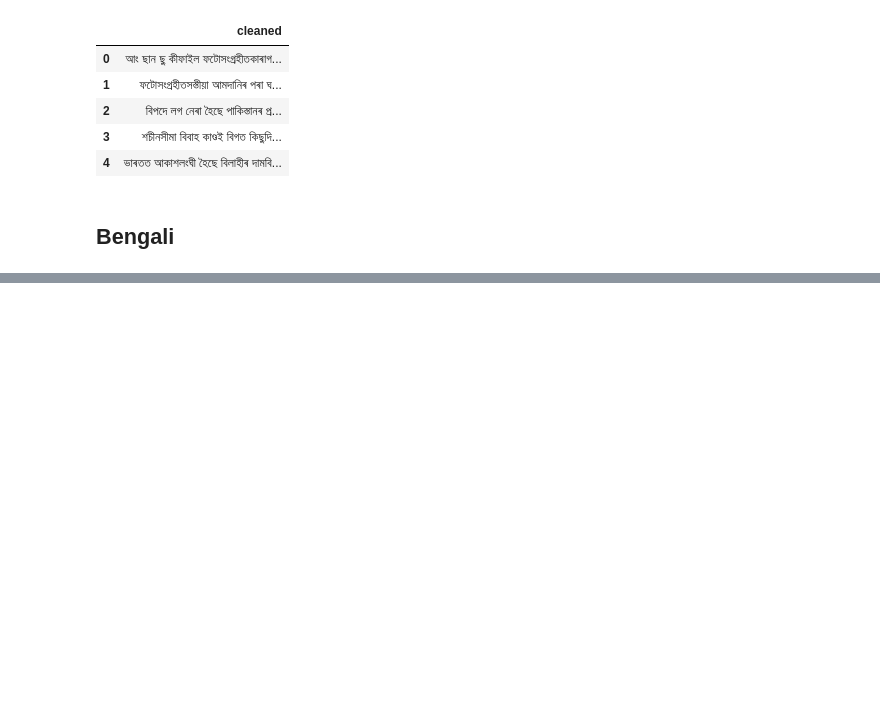
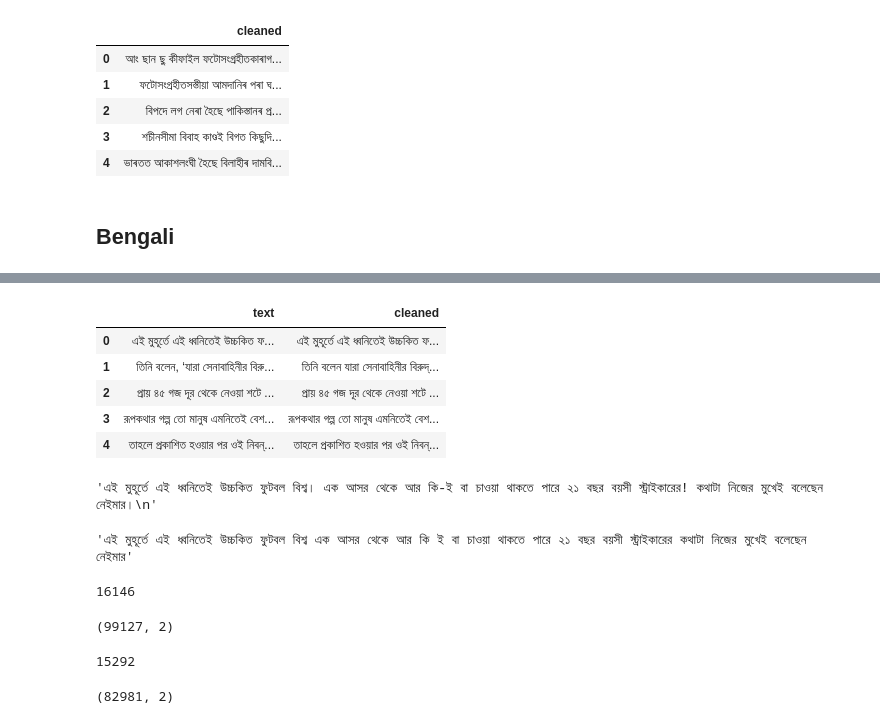
Before and after one commit to pranavagrawal321/Language-Identification, a Jupyter notebook: preprocessing.ipynb, the cells around one changed output, grey strips where cells are left out. Cells and saved outputs as stored; diff of their text form; code cells hidden in the pictures; blank space fills up the shorter version.

```diff
--- a/preprocessing.ipynb
+++ b/preprocessing.ipynb
@@ -155,0 +139,5 @@ data[:1000]
+# %%
+with open('datasets/Bengali/prothom-alo_punctuation_balanced.txt') as f:
+    lines = f.readlines()
+# %%
+data = pd.DataFrame(lines, columns=['text'])
@@ -155,0 +153,42 @@ data[:1000]
+# %%
+def extract_bengali_text(text):
+    # Regular expression pattern to match Bengali characters
+    bengali_pattern = re.compile(r'[\u0980-\u09FF\s]+')
+    # Find all matches of Bengali text in the input text
+    bengali_matches = bengali_pattern.findall(text)
+    # Filter out empty strings
+    bengali_matches = [match.strip() for match in bengali_matches if match.strip()]
+    # Join the matches to form the extracted Bengali text
+    bengali_text = ' '.join(bengali_matches)
+    return bengali_text
+# %%
+data['cleaned'] = data['text'].apply(extract_bengali_text)
+# %%
+data.head()
+# %% [output]
+|  | text | cleaned |
+| 0 | এই মুহূর্তে এই ধ্বনিতেই উচ্চকিত ফ... | এই মুহূর্তে এই ধ্বনিতেই উচ্চকিত ফ... |
+| 1 | তিনি বলেন, ‘যারা সেনাবাহিনীর বিরু... | তিনি বলেন যারা সেনাবাহিনীর বিরুদ্... |
+| 2 | প্রায় ৪৫ গজ দূর থেকে নেওয়া শটে ... | প্রায় ৪৫ গজ দূর থেকে নেওয়া শটে ... |
+| 3 | রূপকথার গল্প তো মানুষ এমনিতেই বেশ... | রূপকথার গল্প তো মানুষ এমনিতেই বেশ... |
+| 4 | তাহলে প্রকাশিত হওয়ার পর ওই নিবন্... | তাহলে প্রকাশিত হওয়ার পর ওই নিবন্... |
+# %%
+data['text'][0]
+# %% [output]
+'এই মুহূর্তে এই ধ্বনিতেই উচ্চকিত ফুটবল বিশ্ব। এক আসর থেকে আর কি-ই বা চাওয়া থাকতে পারে ২১ বছর বয়সী স্ট্রাইকারের! কথাটা নিজের মুখেই বলেছেন নেইমার।\n'
+# %%
+data['cleaned'][0]
+# %% [output]
+'এই মুহূর্তে এই ধ্বনিতেই উচ্চকিত ফুটবল বিশ্ব এক আসর থেকে আর কি ই বা চাওয়া থাকতে পারে ২১ বছর বয়সী স্ট্রাইকারের কথাটা নিজের মুখেই বলেছেন নেইমার'
+# %%
+data['cleaned'].duplicated().sum()
+# %% [output]
+16146
+# %%
+data.shape
+# %% [output]
+(99127, 2)
+# %%
+data['text'].duplicated().sum()
+# %% [output]
+15292
@@ -155,0 +197,4 @@ data[:1000]
+# %%
+data.shape
+# %% [output]
+(82981, 2)
```
Also changed, not shown: parts of 116 cells of this notebook, 1 other file.
